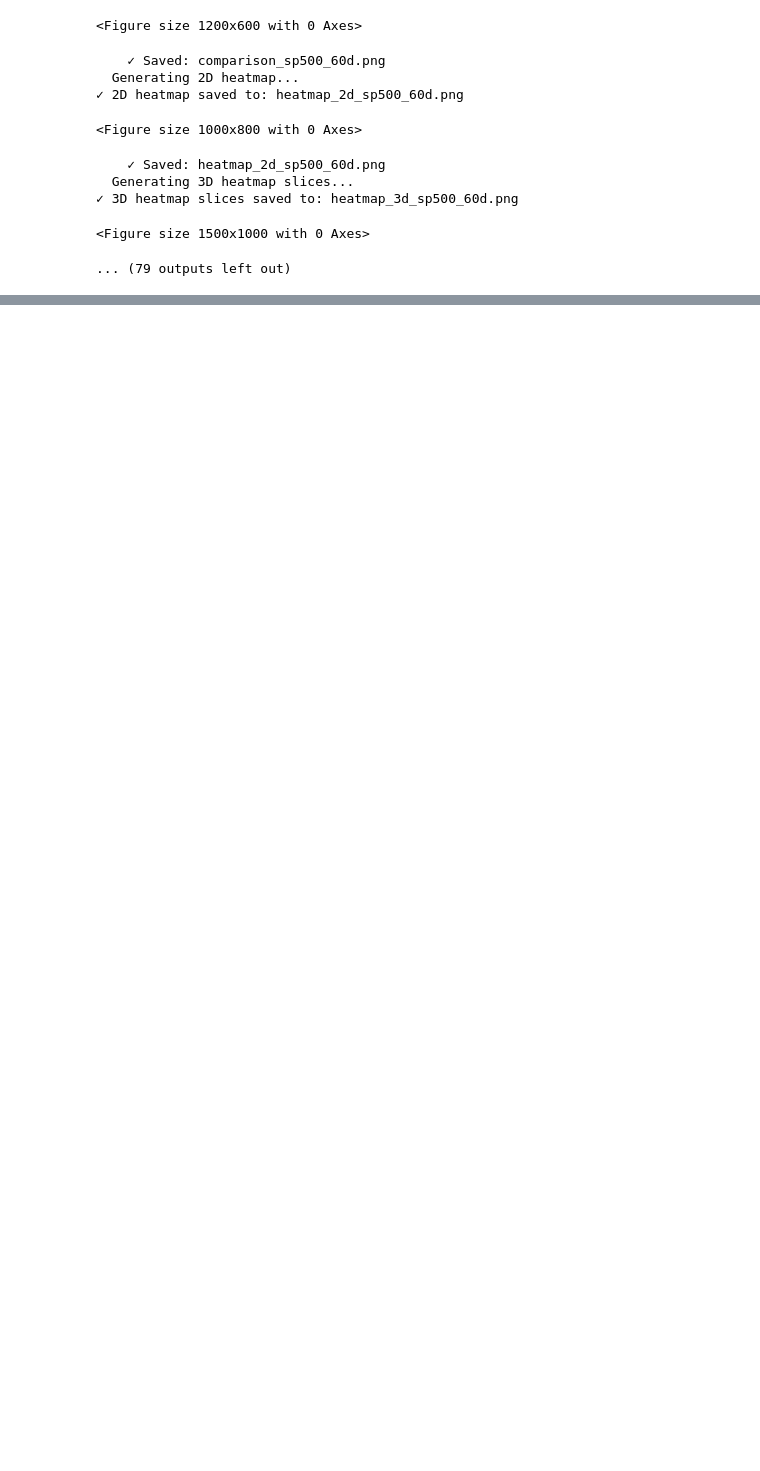
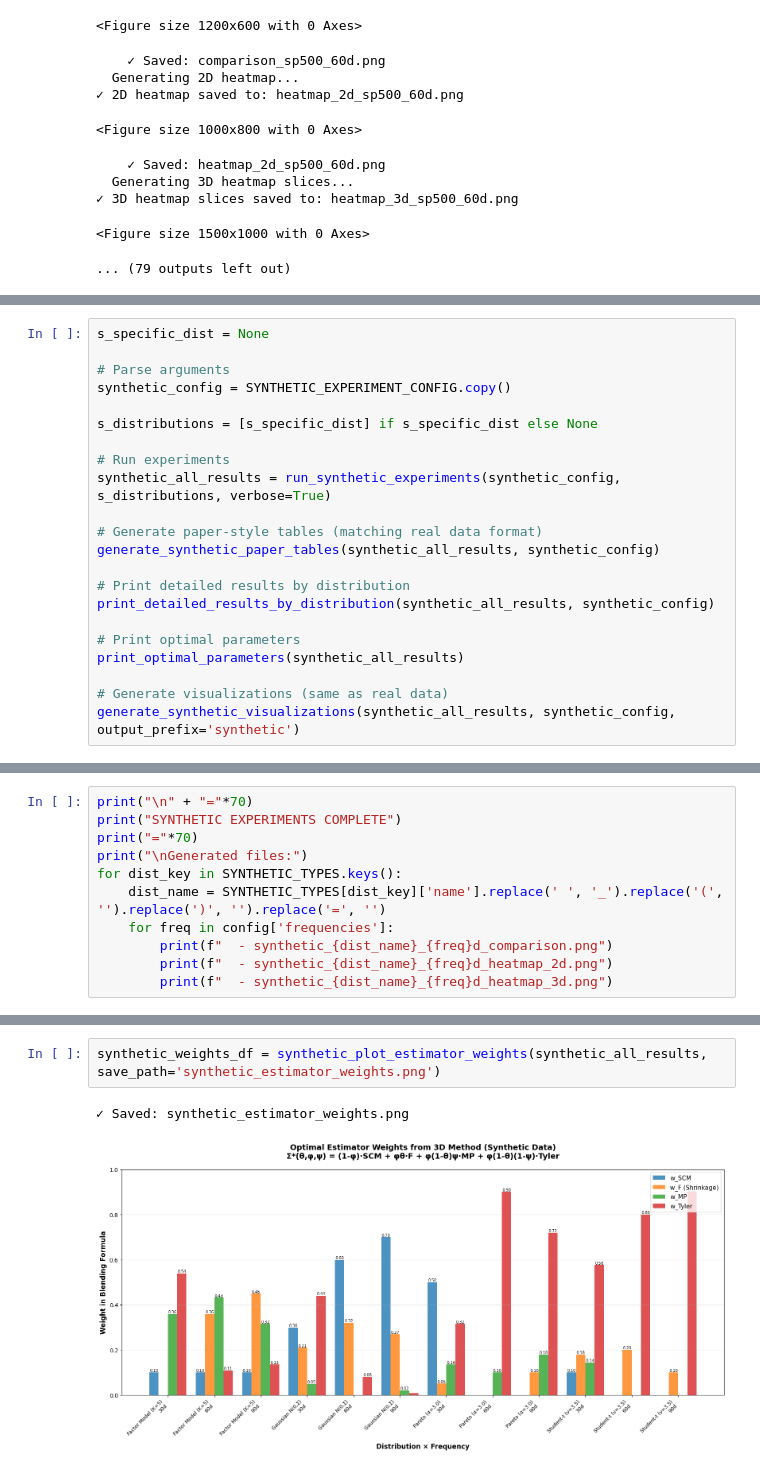
Before and after one commit to cartercasper/Portfolio-Management, a Jupyter notebook: results.ipynb, the cells around one changed output, grey strips where cells are left out. Saved outputs shown, nothing was run; the diff lists cells and outputs as text; blank space fills up the shorter version.

```diff
--- a/results.ipynb
+++ b/results.ipynb
@@ -518,0 +924,22 @@ Verification - all sums ≈ 1.0: True
+# %%
+s_specific_dist = None
+
+# Parse arguments
+synthetic_config = SYNTHETIC_EXPERIMENT_CONFIG.copy()
+
+s_distributions = [s_specific_dist] if s_specific_dist else None
+
+# Run experiments
+synthetic_all_results = run_synthetic_experiments(synthetic_config, s_distributions, verbose=True)
+
+# Generate paper-style tables (matching real data format)
+generate_synthetic_paper_tables(synthetic_all_results, synthetic_config)
+
+# Print detailed results by distribution
+print_detailed_results_by_distribution(synthetic_all_results, synthetic_config)
+
+# Print optimal parameters
+print_optimal_parameters(synthetic_all_results)
+
+# Generate visualizations (same as real data)
+generate_synthetic_visualizations(synthetic_all_results, synthetic_config, output_prefix='synthetic')
@@ -518,0 +964,11 @@ Verification - all sums ≈ 1.0: True
+# %%
+print("\n" + "="*70)
+print("SYNTHETIC EXPERIMENTS COMPLETE")
+print("="*70)
+print("\nGenerated files:")
+for dist_key in SYNTHETIC_TYPES.keys():
+    dist_name = SYNTHETIC_TYPES[dist_key]['name'].replace(' ', '_').replace('(', '').replace(')', '').replace('=', '')
+    for freq in config['frequencies']:
+        print(f"  - synthetic_{dist_name}_{freq}d_comparison.png")
+        print(f"  - synthetic_{dist_name}_{freq}d_heatmap_2d.png")
+        print(f"  - synthetic_{dist_name}_{freq}d_heatmap_3d.png")
@@ -518,0 +1129,5 @@ Verification - all sums ≈ 1.0: True
+# %%
+synthetic_weights_df = synthetic_plot_estimator_weights(synthetic_all_results, save_path='synthetic_estimator_weights.png')
+# %% [output]
+✓ Saved: synthetic_estimator_weights.png
+[figure, added]
```
Also changed, not shown: parts of 8 cells of this notebook.
